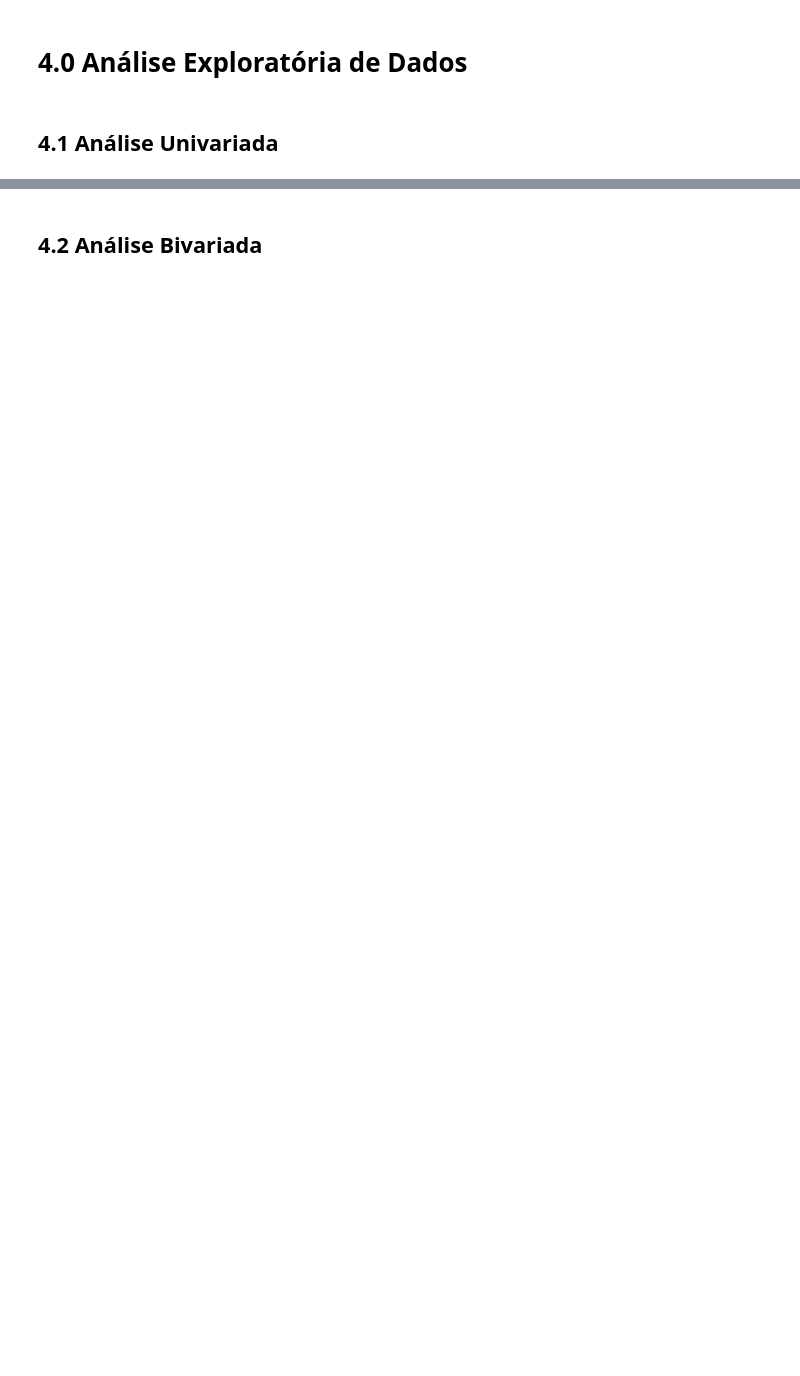
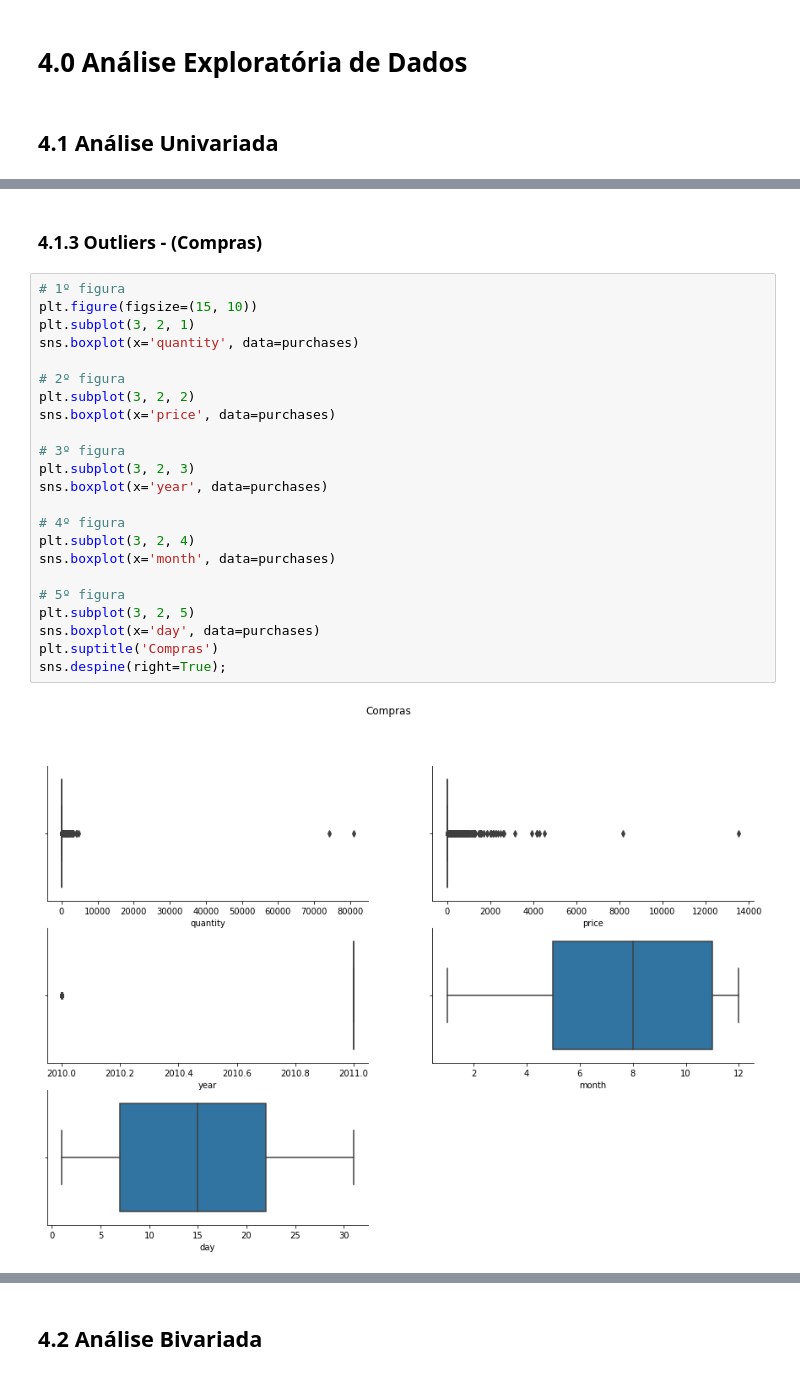
Before and after one commit to Jhonatanslopes/Case-Manfing, a Jupyter notebook: Notebook/notebook.ipynb, the cells around one changed output, grey strips where cells are left out. Drawn from its saved outputs; the diff is of its cells as text; blank space fills up the shorter version.

```diff
--- a/Notebook/notebook.ipynb
+++ b/Notebook/notebook.ipynb
@@ -242,0 +376,27 @@ data['day'] = data['date'].dt.day
+# %% [markdown]
+### 4.1.3 Outliers - (Compras)
+# %%
+# 1º figura
+plt.figure(figsize=(15, 10))
+plt.subplot(3, 2, 1)
+sns.boxplot(x='quantity', data=purchases)
+
+# 2º figura
+plt.subplot(3, 2, 2)
+sns.boxplot(x='price', data=purchases)
+
+# 3º figura
+plt.subplot(3, 2, 3)
+sns.boxplot(x='year', data=purchases)
+
+# 4º figura
+plt.subplot(3, 2, 4)
+sns.boxplot(x='month', data=purchases)
+
+# 5º figura
+plt.subplot(3, 2, 5)
+sns.boxplot(x='day', data=purchases)
+plt.suptitle('Compras')
+sns.despine(right=True);
+# %% [output]
+[figure, added]
```
Also changed, not shown: parts of 74 cells of this notebook.
